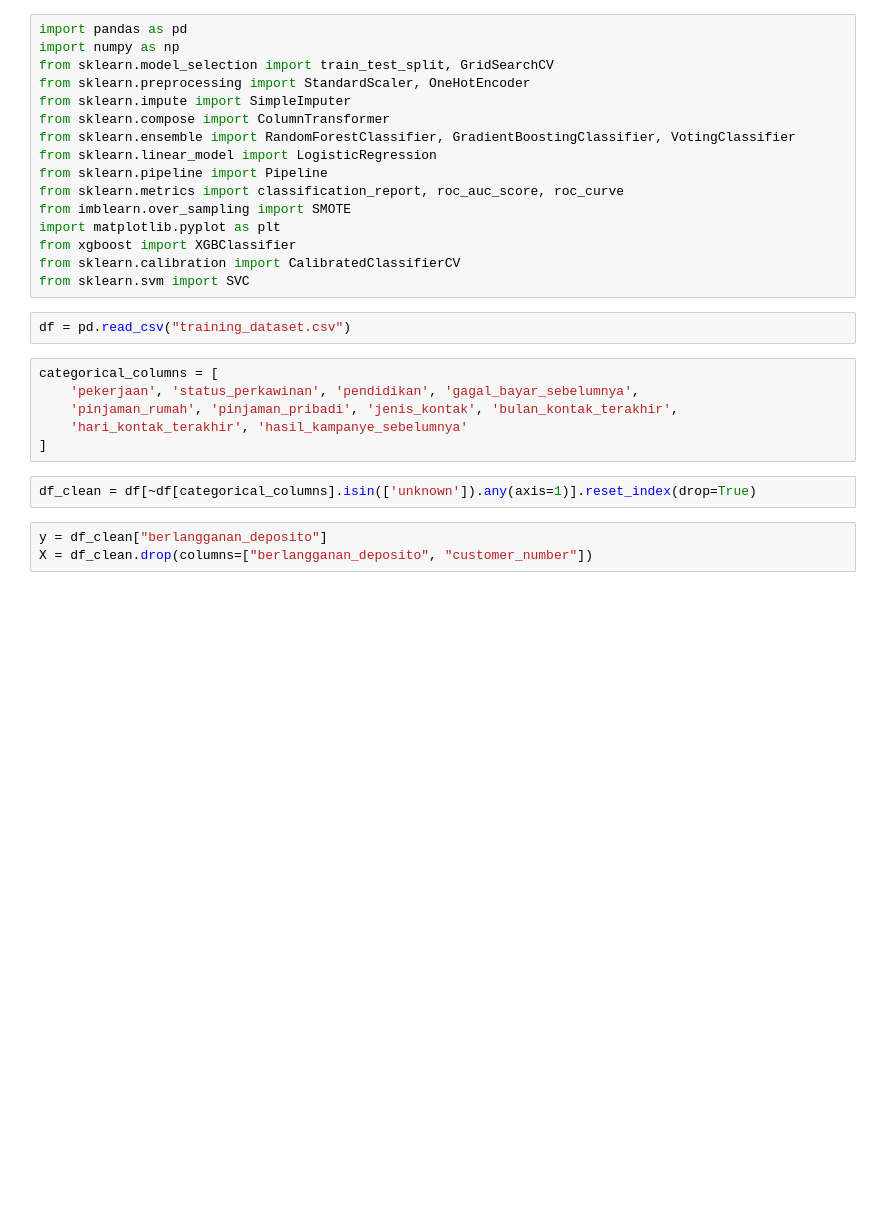
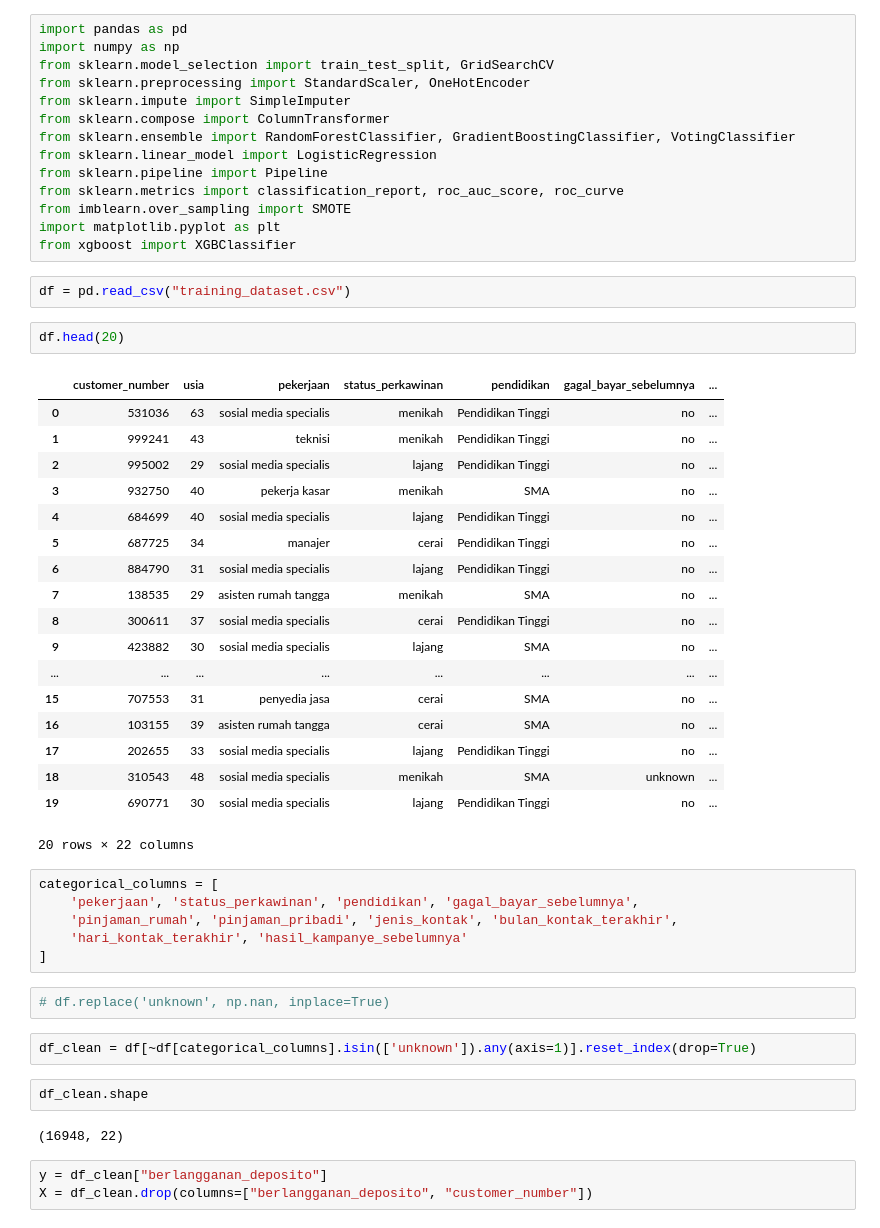
Before and after one commit to axelletanoto/DataQuest_Deposito, a Jupyter notebook: voting_cross.ipynb, the cells around one changed output. Drawn from its saved outputs; the diff is of its cells as text; blank space fills up the shorter version.

```diff
--- a/voting_cross.ipynb
+++ b/voting_cross.ipynb
@@ -12,18 +12,43 @@ from sklearn.metrics import classification_report, roc_auc_score, roc_curve
 from imblearn.over_sampling import SMOTE
 import matplotlib.pyplot as plt
 from xgboost import XGBClassifier
-from sklearn.calibration import CalibratedClassifierCV
-from sklearn.svm import SVC
 # %%
 df = pd.read_csv("training_dataset.csv")
+# %%
+df.head(20)
+# %% [output]
+|  | customer_number | usia | pekerjaan | status_perkawinan | pendidikan | gagal_bayar_sebelumnya | ... |
+| 0 | 531036 | 63 | sosial media specialis | menikah | Pendidikan Tinggi | no | ... |
+| 1 | 999241 | 43 | teknisi | menikah | Pendidikan Tinggi | no | ... |
+| 2 | 995002 | 29 | sosial media specialis | lajang | Pendidikan Tinggi | no | ... |
+| 3 | 932750 | 40 | pekerja kasar | menikah | SMA | no | ... |
+| 4 | 684699 | 40 | sosial media specialis | lajang | Pendidikan Tinggi | no | ... |
+| 5 | 687725 | 34 | manajer | cerai | Pendidikan Tinggi | no | ... |
+| 6 | 884790 | 31 | sosial media specialis | lajang | Pendidikan Tinggi | no | ... |
+| 7 | 138535 | 29 | asisten rumah tangga | menikah | SMA | no | ... |
+| 8 | 300611 | 37 | sosial media specialis | cerai | Pendidikan Tinggi | no | ... |
+| 9 | 423882 | 30 | sosial media specialis | lajang | SMA | no | ... |
+| ... | ... | ... | ... | ... | ... | ... | ... |
+| 15 | 707553 | 31 | penyedia jasa | cerai | SMA | no | ... |
+| 16 | 103155 | 39 | asisten rumah tangga | cerai | SMA | no | ... |
+| 17 | 202655 | 33 | sosial media specialis | lajang | Pendidikan Tinggi | no | ... |
+| 18 | 310543 | 48 | sosial media specialis | menikah | SMA | unknown | ... |
+| 19 | 690771 | 30 | sosial media specialis | lajang | Pendidikan Tinggi | no | ... |
+20 rows × 22 columns
 # %%
 categorical_columns = [
     'pekerjaan', 'status_perkawinan', 'pendidikan', 'gagal_bayar_sebelumnya',
     'pinjaman_rumah', 'pinjaman_pribadi', 'jenis_kontak', 'bulan_kontak_terakhir',
     'hari_kontak_terakhir', 'hasil_kampanye_sebelumnya'
 ]
+# %%
+# df.replace('unknown', np.nan, inplace=True)
 # %%
 df_clean = df[~df[categorical_columns].isin(['unknown']).any(axis=1)].reset_index(drop=True)
+# %%
+df_clean.shape
+# %% [output]
+(16948, 22)
 # %%
 y = df_clean["berlangganan_deposito"]
 X = df_clean.drop(columns=["berlangganan_deposito", "customer_number"])
```
Also changed, not shown: parts of 6 cells of this notebook, 2 other files.
